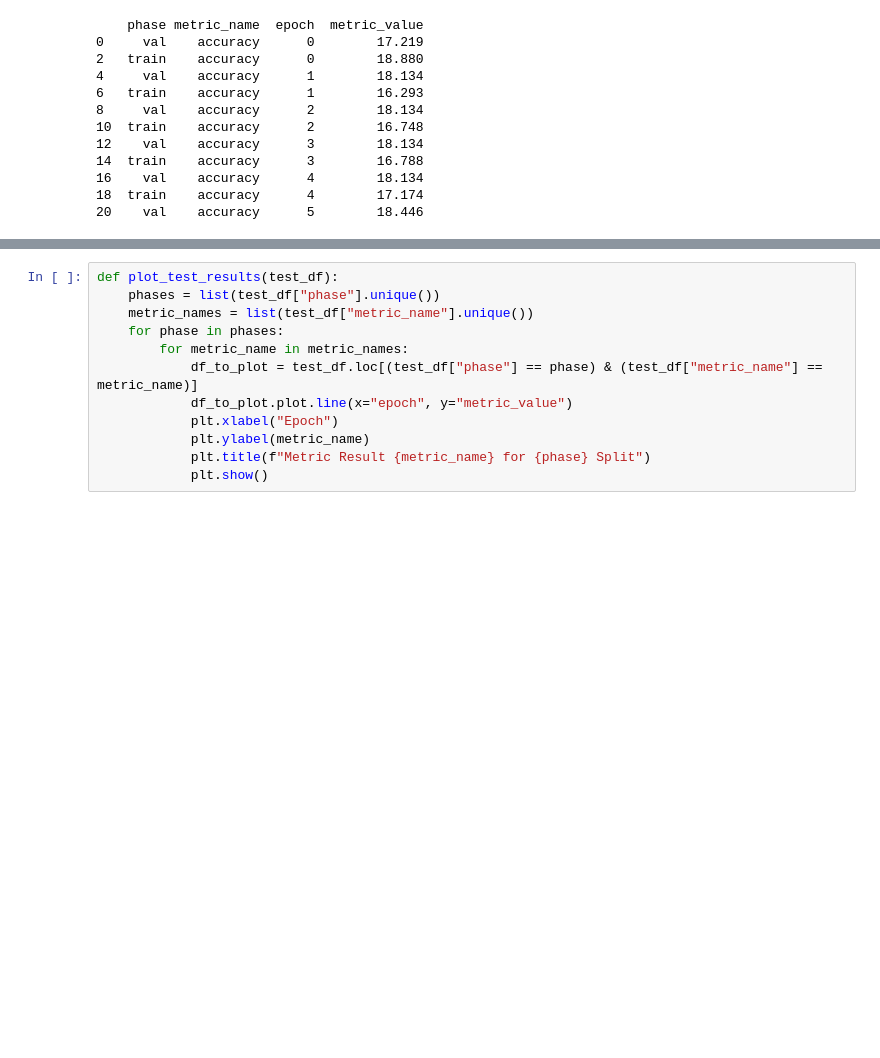
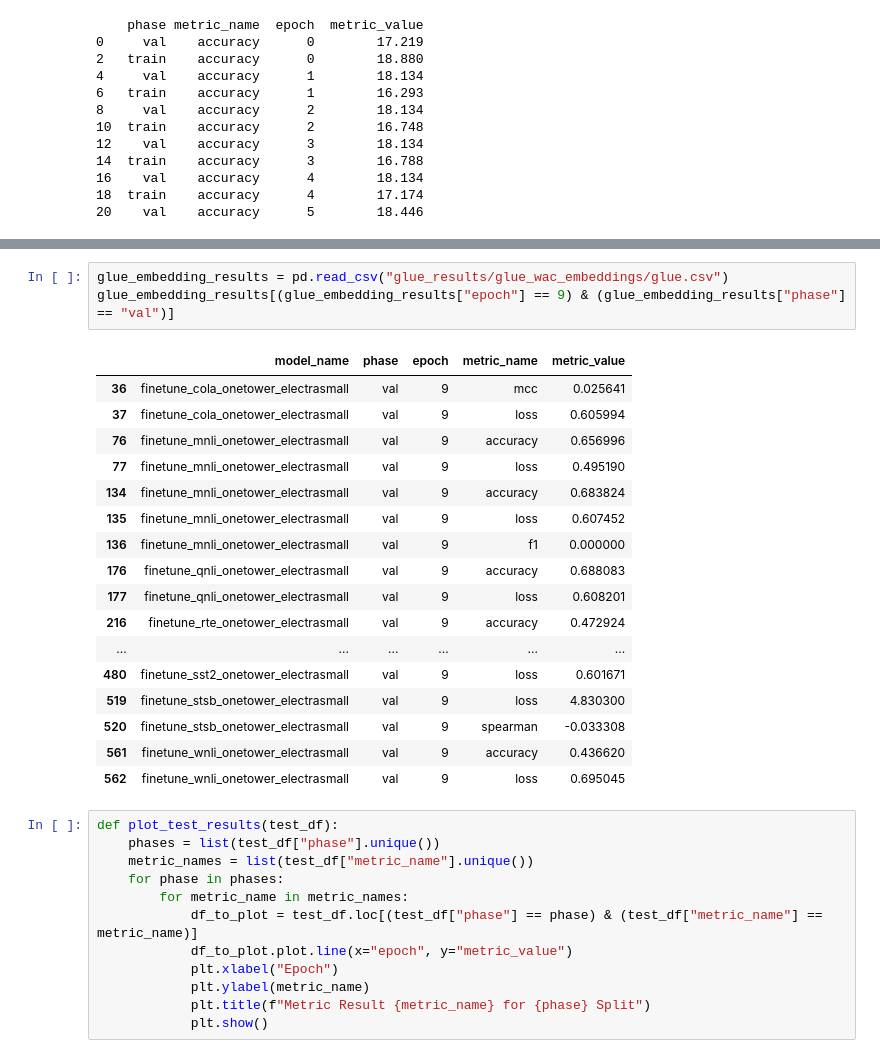
Before and after one commit to Adam-Torek/Renaissance-WAC, a Jupyter notebook: results_viewer.ipynb, the cells around one changed output, grey strips where cells are left out. Drawn from its saved outputs; the diff is of its cells as text; blank space fills up the shorter version.

```diff
--- a/results_viewer.ipynb
+++ b/results_viewer.ipynb
@@ -86,3 +107,24 @@ show_metric_results_table("result/eval_ref_twotower_electrasmall_wac_text_pretra
+# %%
+glue_embedding_results = pd.read_csv("glue_results/glue_wac_embeddings/glue.csv")
+glue_embedding_results[(glue_embedding_results["epoch"] == 9) & (glue_embedding_results["phase"] == "val")]
+# %% [output]
+|  | model_name | phase | epoch | metric_name | metric_value |
+| 36 | finetune_cola_onetower_electrasmall | val | 9 | mcc | 0.025641 |
+| 37 | finetune_cola_onetower_electrasmall | val | 9 | loss | 0.605994 |
+| 76 | finetune_mnli_onetower_electrasmall | val | 9 | accuracy | 0.656996 |
+| 77 | finetune_mnli_onetower_electrasmall | val | 9 | loss | 0.495190 |
+| 134 | finetune_mnli_onetower_electrasmall | val | 9 | accuracy | 0.683824 |
+| 135 | finetune_mnli_onetower_electrasmall | val | 9 | loss | 0.607452 |
+| 136 | finetune_mnli_onetower_electrasmall | val | 9 | f1 | 0.000000 |
+| 176 | finetune_qnli_onetower_electrasmall | val | 9 | accuracy | 0.688083 |
+| 177 | finetune_qnli_onetower_electrasmall | val | 9 | loss | 0.608201 |
+| 216 | finetune_rte_onetower_electrasmall | val | 9 | accuracy | 0.472924 |
+| ... | ... | ... | ... | ... | ... |
+| 480 | finetune_sst2_onetower_electrasmall | val | 9 | loss | 0.601671 |
+| 519 | finetune_stsb_onetower_electrasmall | val | 9 | loss | 4.830300 |
+| 520 | finetune_stsb_onetower_electrasmall | val | 9 | spearman | -0.033308 |
+| 561 | finetune_wnli_onetower_electrasmall | val | 9 | accuracy | 0.436620 |
+| 562 | finetune_wnli_onetower_electrasmall | val | 9 | loss | 0.695045 |
 # %%
 def plot_test_results(test_df):
     phases = list(test_df["phase"].unique())
```
Also changed, not shown: parts of 2 cells of this notebook, 4 other files.
